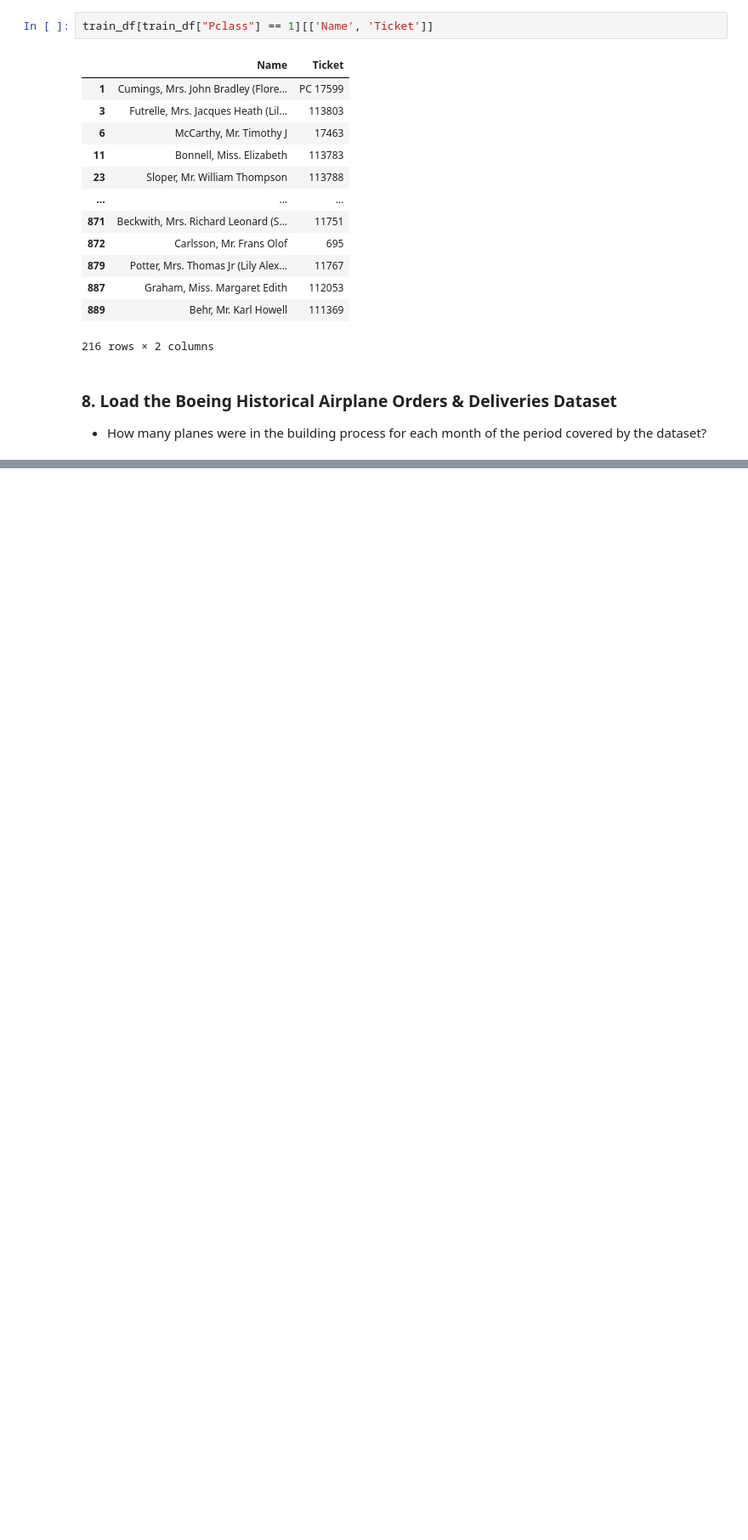
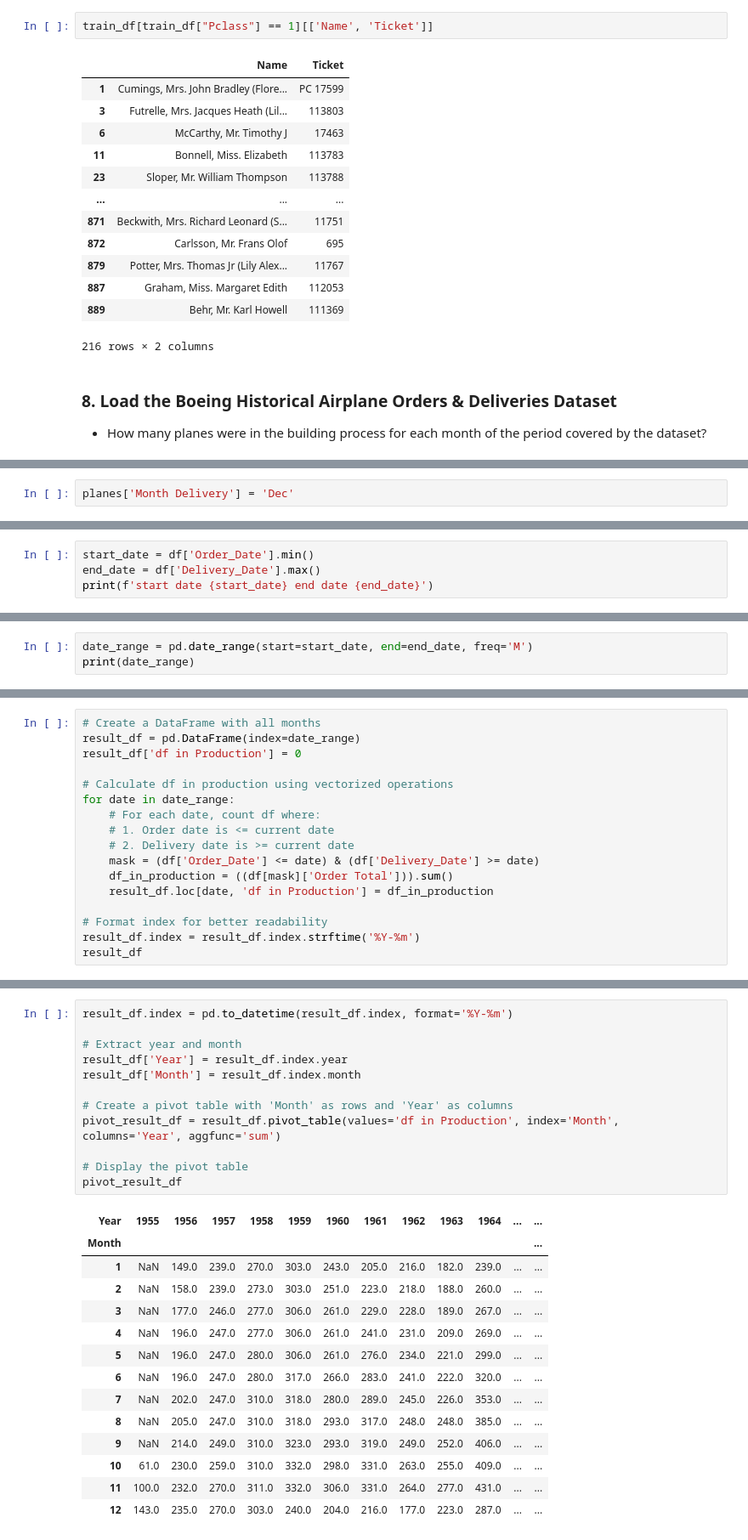
Before and after one commit to mickaelbalensi/python_data_engineer, a Jupyter notebook: pandas/titanic_analysis.ipynb, the cells around one changed output, grey strips where cells are left out. Shown: that part at 85% size. Drawn from its saved outputs; the diff is of its cells as text; blank space fills up the shorter version.

```diff
--- a/pandas/titanic_analysis.ipynb
+++ b/pandas/titanic_analysis.ipynb
@@ -177,0 +222,2 @@ train_df[train_df["Pclass"] == 1][['Name', 'Ticket']]
+# %%
+planes['Month Delivery'] = 'Dec'
@@ -177,0 +276,4 @@ train_df[train_df["Pclass"] == 1][['Name', 'Ticket']]
+# %%
+start_date = df['Order_Date'].min()
+end_date = df['Delivery_Date'].max()
+print(f'start date {start_date} end date {end_date}')
@@ -177,0 +282,3 @@ train_df[train_df["Pclass"] == 1][['Name', 'Ticket']]
+# %%
+date_range = pd.date_range(start=start_date, end=end_date, freq='M')
+print(date_range)
@@ -177,0 +294,17 @@ train_df[train_df["Pclass"] == 1][['Name', 'Ticket']]
+# %%
+# Create a DataFrame with all months
+result_df = pd.DataFrame(index=date_range)
+result_df['df in Production'] = 0
+
+# Calculate df in production using vectorized operations
+for date in date_range:
+    # For each date, count df where:
+    # 1. Order date is <= current date
+    # 2. Delivery date is >= current date
+    mask = (df['Order_Date'] <= date) & (df['Delivery_Date'] >= date)
+    df_in_production = ((df[mask]['Order Total'])).sum()
+    result_df.loc[date, 'df in Production'] = df_in_production
+
+# Format index for better readability
+result_df.index = result_df.index.strftime('%Y-%m')
+result_df
@@ -177,0 +325,27 @@ train_df[train_df["Pclass"] == 1][['Name', 'Ticket']]
+# %%
+result_df.index = pd.to_datetime(result_df.index, format='%Y-%m')
+
+# Extract year and month
+result_df['Year'] = result_df.index.year
+result_df['Month'] = result_df.index.month
+
+# Create a pivot table with 'Month' as rows and 'Year' as columns
+pivot_result_df = result_df.pivot_table(values='df in Production', index='Month', columns='Year', aggfunc='sum')
+
+# Display the pivot table
+pivot_result_df
+# %% [output]
+| Year | 1955 | 1956 | 1957 | 1958 | 1959 | 1960 | 1961 | 1962 | 1963 | 1964 | ... | ... |
+| Month |  |  |  |  |  |  |  |  |  |  |  | ... |
+| 1 | NaN | 149.0 | 239.0 | 270.0 | 303.0 | 243.0 | 205.0 | 216.0 | 182.0 | 239.0 | ... | ... |
+| 2 | NaN | 158.0 | 239.0 | 273.0 | 303.0 | 251.0 | 223.0 | 218.0 | 188.0 | 260.0 | ... | ... |
+| 3 | NaN | 177.0 | 246.0 | 277.0 | 306.0 | 261.0 | 229.0 | 228.0 | 189.0 | 267.0 | ... | ... |
+| 4 | NaN | 196.0 | 247.0 | 277.0 | 306.0 | 261.0 | 241.0 | 231.0 | 209.0 | 269.0 | ... | ... |
+| 5 | NaN | 196.0 | 247.0 | 280.0 | 306.0 | 261.0 | 276.0 | 234.0 | 221.0 | 299.0 | ... | ... |
+| 6 | NaN | 196.0 | 247.0 | 280.0 | 317.0 | 266.0 | 283.0 | 241.0 | 222.0 | 320.0 | ... | ... |
+| 7 | NaN | 202.0 | 247.0 | 310.0 | 318.0 | 280.0 | 289.0 | 245.0 | 226.0 | 353.0 | ... | ... |
+| 8 | NaN | 205.0 | 247.0 | 310.0 | 318.0 | 293.0 | 317.0 | 248.0 | 248.0 | 385.0 | ... | ... |
+| 9 | NaN | 214.0 | 249.0 | 310.0 | 323.0 | 293.0 | 319.0 | 249.0 | 252.0 | 406.0 | ... | ... |
+| 10 | 61.0 | 230.0 | 259.0 | 310.0 | 332.0 | 298.0 | 331.0 | 263.0 | 255.0 | 409.0 | ... | ... |
+| 11 | 100.0 | 232.0 | 270.0 | 311.0 | 332.0 | 306.0 | 331.0 | 264.0 | 277.0 | 431.0 | ... | ... |
+| 12 | 143.0 | 235.0 | 270.0 | 303.0 | 240.0 | 204.0 | 216.0 | 177.0 | 223.0 | 287.0 | ... | ... |
```
Also changed, not shown: parts of 12 cells of this notebook.
